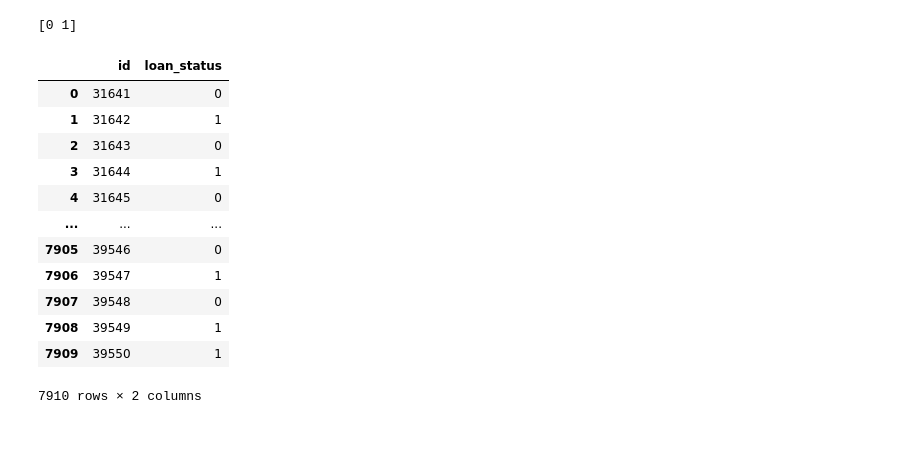
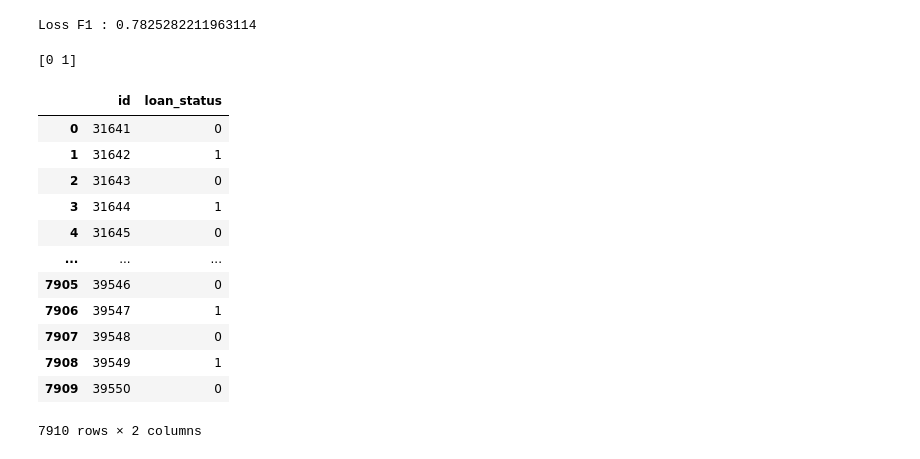
Before and after one commit to Rokabpy/BankMod-AI-Hackathon, a Jupyter notebook: BankMod_AI_Hackathon_[online].ipynb, the cells around one changed output. Saved outputs shown, nothing was run; the diff lists cells and outputs as text; code cells hidden in the pictures.

```diff
--- a/BankMod_AI_Hackathon_[online].ipynb
+++ b/BankMod_AI_Hackathon_[online].ipynb
@@ -106,5 +144,0 @@ sns.heatmap(cor, annot=False, cmap='coolwarm')
-# %%
-y = train_df.status
-x = train_df.drop(columns=['status'])
-
-train_x, val_x, train_y, val_y = train_test_split(x, y, test_size=0.2, random_state=42)
@@ -172,0 +145,32 @@ class neural_network(nn.Module):
+# %%
+# num
+x_num_train = torch.tensor(x_train[:, :7])
+x_num_val = torch.tensor(x_val[:, :7])
+x_num_test = torch.tensor(x_test[:, :7])
+x_num_final = torch.tensor(x_final[:, :7])
+
+# categorical
+x_home_train = torch.tensor(x_train[:, 7:11])
+x_home_val = torch.tensor(x_val[:, 7:11])
+x_home_test = torch.tensor(x_test[:, 7:11])
+x_home_final = torch.tensor(x_final[:, 7:11])
+
+x_intent_train = torch.tensor(x_train[:, 11:17])
+x_intent_val = torch.tensor(x_val[:, 11:17])
+x_intent_test = torch.tensor(x_test[:, 11:17])
+x_intent_final = torch.tensor(x_final[:, 11:17])
+
+x_gra_train = torch.tensor(x_train[:, 17:24])
+x_gra_val = torch.tensor(x_val[:, 17:24])
+x_gra_test = torch.tensor(x_test[:, 17:24])
+x_gra_final = torch.tensor(x_final[:, 17:24])
+
+x_file_train = torch.tensor(x_train[:, 24:26])
+x_file_val = torch.tensor(x_val[:, 24:26])
+x_file_test = torch.tensor(x_test[:, 24:26])
+x_file_final = torch.tensor(x_final[:, 24:26])
+
+x_cate_trian = [x_home_train, x_intent_train, x_gra_train, x_file_train]
+x_cate_val = [x_home_val, x_intent_val, x_gra_val, x_file_val]
+x_cate_test = [x_home_test, x_intent_test, x_gra_test, x_file_test]
+x_cate_final = [x_home_final, x_intent_final, x_gra_final, x_file_final]
@@ -267,27 +334,39 @@ Epoch [100/100] | Loss(F1): 0.7666 | Loss(BCE): 0.7326
+# %%
+# Test
+with torch.no_grad():
+  y_hat_test = model(x_num_test, x_cate_test)
+  y_hat_test = (y_hat_test > 0.5).float()
+  loss_F1_test = f1_macro(y_hat_test, tensor_y_test)
+print(f'Loss F1 : {loss_F1_test}')
+
+torch.save(model.state_dict(), f"My_weight {loss_F1_test}.pth")
+# %% [output]
+Loss F1 : 0.7825282211963114
 # %%
+# Final
 with torch.no_grad():
-  y_hat = model(tensor_test_x)
-  y_hat = (y_hat >= 0.5).float()
+  y_hat = model(x_num_final, x_cate_final)
+  y_hat = (y_hat > 0.5).float()
   y_hat = y_hat.squeeze().numpy().astype(int)
 y_hat = pd.DataFrame(y_hat)
 
-summarize = pd.concat([id_test, y_hat], axis=1)
+summarize = pd.concat([id_final, y_hat], axis=1)
 summarize.columns = ['id', 'loan_status']
 summarize.to_csv('My_Answer.csv', index=False)
 print(summarize['loan_status'].unique())
 summarize
 # %% [output]
 [0 1]
 |  | id | loan_status |
 | 0 | 31641 | 0 |
 | 1 | 31642 | 1 |
 | 2 | 31643 | 0 |
 | 3 | 31644 | 1 |
 | 4 | 31645 | 0 |
 | ... | ... | ... |
 | 7905 | 39546 | 0 |
 | 7906 | 39547 | 1 |
 | 7907 | 39548 | 0 |
 | 7908 | 39549 | 1 |
-| 7909 | 39550 | 1 |
+| 7909 | 39550 | 0 |
 7910 rows × 2 columns
```
Also changed, not shown: parts of 24 cells of this notebook.
